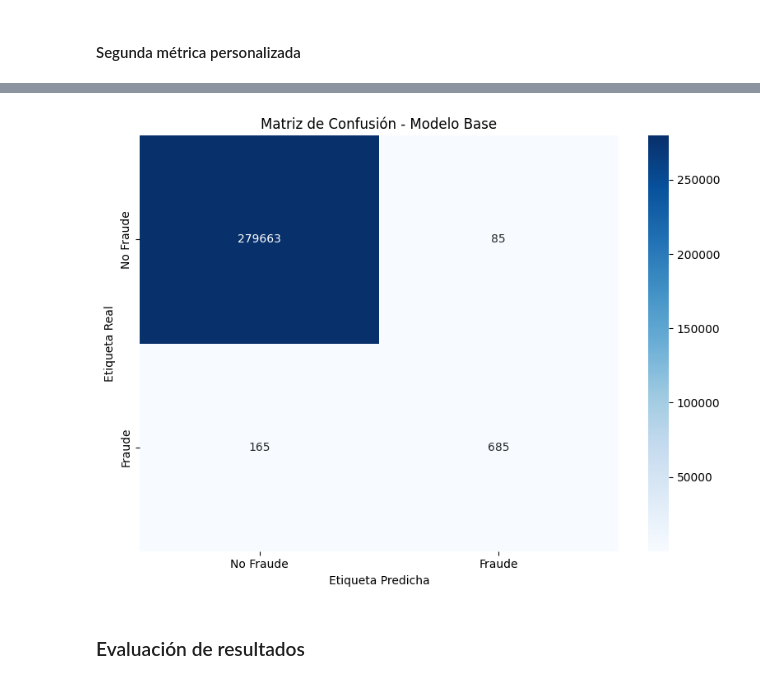
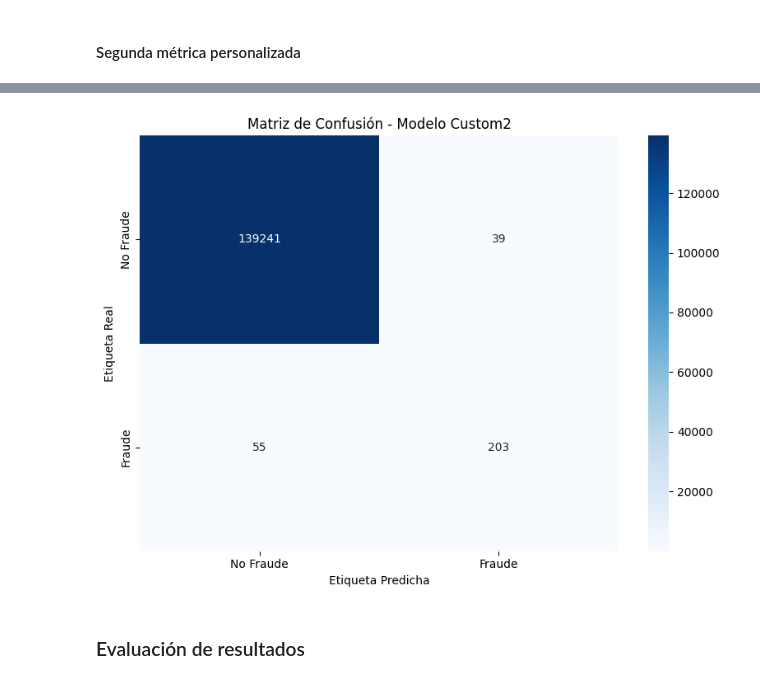
Before and after one commit to erickguerra22/SDS_Proyecto_PlusTI, a Jupyter notebook: modelos.ipynb, the cells around one changed output, grey strips where cells are left out. Saved outputs shown, nothing was run; the diff lists cells and outputs as text; code cells hidden in the pictures.

```diff
--- a/modelos.ipynb
+++ b/modelos.ipynb
@@ -48,6 +48,7 @@ print(f"\nNúmero de características utilizadas: {len(features)}")
 print(features)
 
 df_featured['timestamp'] = pd.to_datetime(df_featured['unix_time'], unit='s')
+df_featured['timestamp'] = df_featured['timestamp'] + pd.DateOffset(years=7)
 df_featured = df_featured.sort_values('timestamp')
 # %% [output]
 Número de características utilizadas: 66
@@ -69,6 +70,9 @@ df_featured['timestamp']
 Name: timestamp, Length: 1852394, dtype: datetime64[ns]
 # %%
-test_df = df_featured[df_featured['timestamp'].dt.month == 12]
+test_df = df_featured[
+    (df_featured['timestamp'].dt.month == 12) &
+    (df_featured['timestamp'].dt.year == 2020)
+]
 train_df = df_featured[~df_featured.index.isin(test_df.index)]
 
 print(f"\nTamaño del conjunto de entrenamiento: {len(train_df)}")
@@ -204,19 +210,18 @@ def ratio_falsos_positivos_eval(y_pred, dtrain):
     ratio = (tp + fp) / tp if tp > 0 else float('inf')
     return 'ratio_fp', ratio, True
 # %%
-def balanced_fp_detection_eval(y_pred, dtrain):
+def high_risk_fraud_eval(y_pred, dtrain):
     y_true = dtrain.get_label()
     y_pred_binary = (y_pred > 0.5).astype(int)
 
     tn, fp, fn, tp = confusion_matrix(y_true, y_pred_binary).ravel()
 
-    detection_rate = tp / (tp + fn) if (tp + fn) > 0 else 0
-    fp_ratio = fp / (fp + tn) if (fp + tn) > 0 else 1
+    recall = tp / (tp + fn) if (tp + fn) > 0 else 0
+    precision = tp / (tp + fp) if (tp + fp) > 0 else 0
 
-    # Penalización más progresiva y más énfasis en detection
-    score = (1 - detection_rate)**2 + (fp_ratio)**2
+    score = (1 - recall)**2 + (1 - precision)
 
-    return 'balanced_fp_det_v2', score, False  # False: menor es mejor
+    return 'high_risk_fraud_score', score, False
 # %% [markdown]
 #### Primera métrica personalizada
 # %%
@@ -307,7 +316,7 @@ model_custom2 = lgb.train(
     train_data,
     num_boost_round=1000,
     valid_sets=[test_data],
-    feval=balanced_fp_detection_eval,
+    feval=high_risk_fraud_eval,
     callbacks=[
         early_stopping(stopping_rounds=50),
         log_evaluation(period=100)
@@ -365,16 +380,16 @@ Matriz de confusión:
 # %%
 # Visualización de la matriz de confusión
 plt.figure(figsize=(8, 6))
 sns.heatmap(conf_matrix, annot=True, fmt='d', cmap='Blues',
             xticklabels=['No Fraude', 'Fraude'],
             yticklabels=['No Fraude', 'Fraude'])
-plt.title('Matriz de Confusión - Modelo Base')
+plt.title('Matriz de Confusión - Modelo Custom2')
 plt.ylabel('Etiqueta Real')
 plt.xlabel('Etiqueta Predicha')
 plt.tight_layout()
 plt.show()
 # %% [output]
-[figure, old version]
+[figure, new version]
 # %% [markdown]
 ### Evaluación de resultados
 # %%
```
Also changed, not shown: parts of 17 cells of this notebook, 1 other file.
